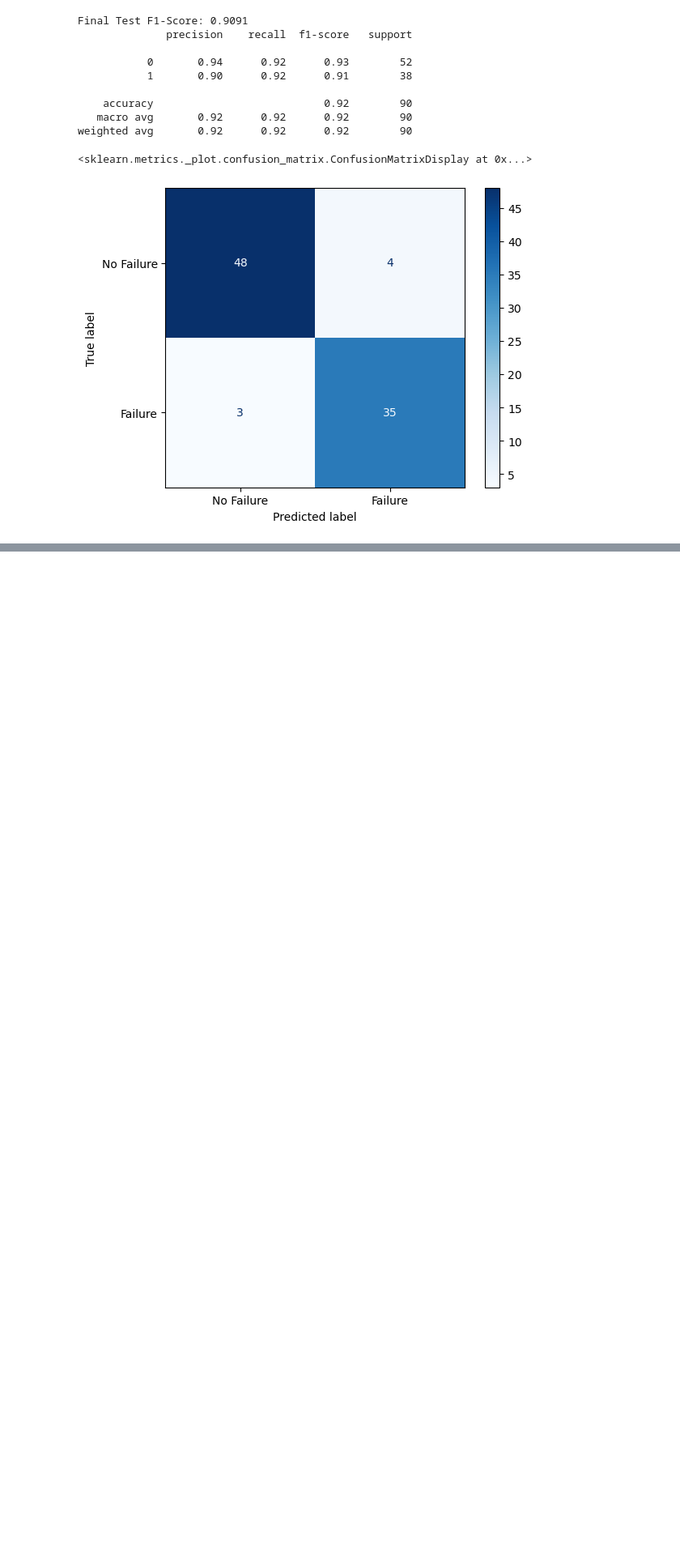
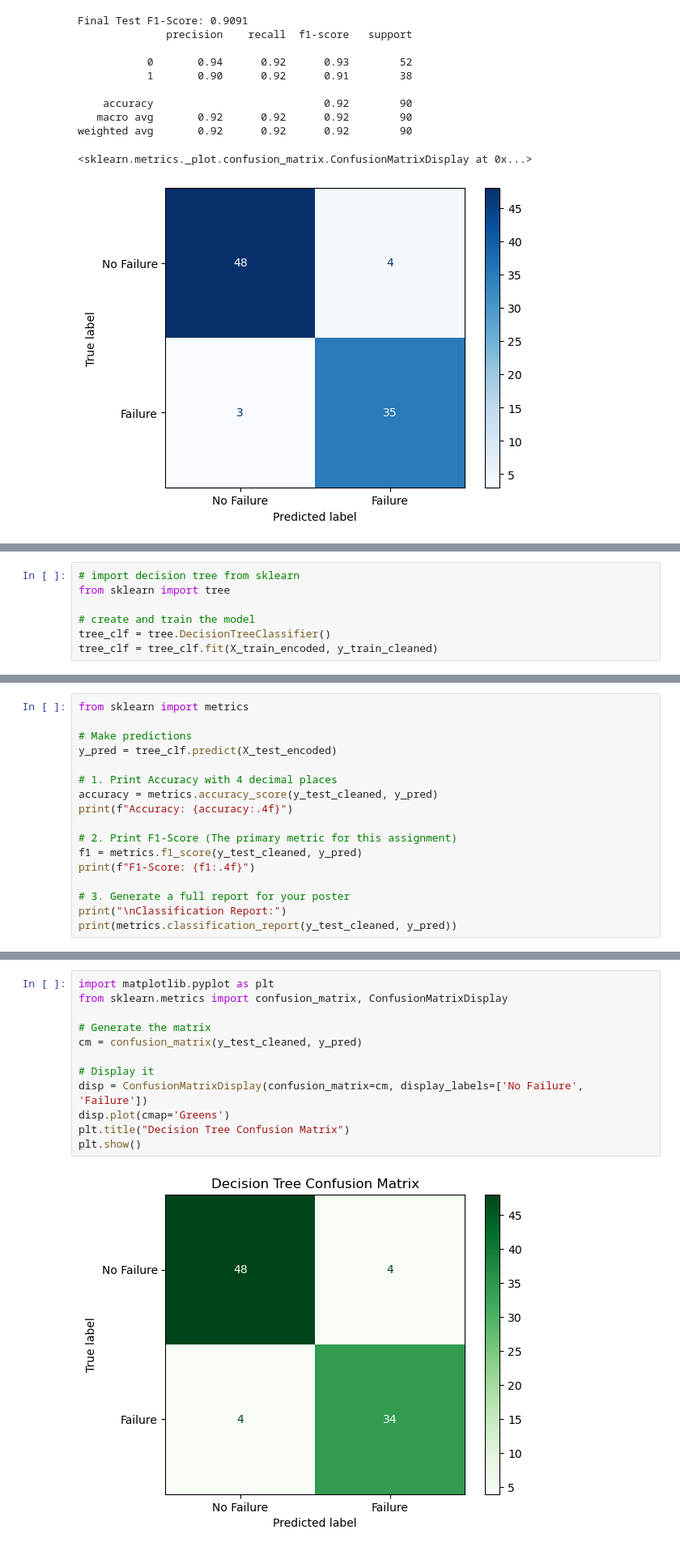
Before and after one commit to dannylee112/Machine-learning-models, a Jupyter notebook: ITNPBD6.ipynb, the cells around one changed output, grey strips where cells are left out. Shown at 81% size. Drawn from its saved outputs; the diff is of its cells as text; blank space fills up the shorter version.

Commit message:
Baseline development of all 3 models

```diff
--- a/ITNPBD6.ipynb
+++ b/ITNPBD6.ipynb
@@ -429,0 +441,7 @@ weighted avg       0.92      0.92      0.92        90
+# %%
+# import decision tree from sklearn
+from sklearn import tree
+
+# create and train the model
+tree_clf = tree.DecisionTreeClassifier()
+tree_clf = tree_clf.fit(X_train_encoded, y_train_cleaned)
@@ -429,0 +475,17 @@ weighted avg       0.92      0.92      0.92        90
+# %%
+from sklearn import metrics
+
+# Make predictions
+y_pred = tree_clf.predict(X_test_encoded)
+
+# 1. Print Accuracy with 4 decimal places
+accuracy = metrics.accuracy_score(y_test_cleaned, y_pred)
+print(f"Accuracy: {accuracy:.4f}")
+
+# 2. Print F1-Score (The primary metric for this assignment)
+f1 = metrics.f1_score(y_test_cleaned, y_pred)
+print(f"F1-Score: {f1:.4f}")
+
+# 3. Generate a full report for your poster
+print("\nClassification Report:")
+print(metrics.classification_report(y_test_cleaned, y_pred))
@@ -429,0 +505,14 @@ weighted avg       0.92      0.92      0.92        90
+# %%
+import matplotlib.pyplot as plt
+from sklearn.metrics import confusion_matrix, ConfusionMatrixDisplay
+
+# Generate the matrix
+cm = confusion_matrix(y_test_cleaned, y_pred)
+
+# Display it
+disp = ConfusionMatrixDisplay(confusion_matrix=cm, display_labels=['No Failure', 'Failure'])
+disp.plot(cmap='Greens')
+plt.title("Decision Tree Confusion Matrix")
+plt.show()
+# %% [output]
+[figure, added]
```
Also changed, not shown: parts of 14 cells of this notebook.
